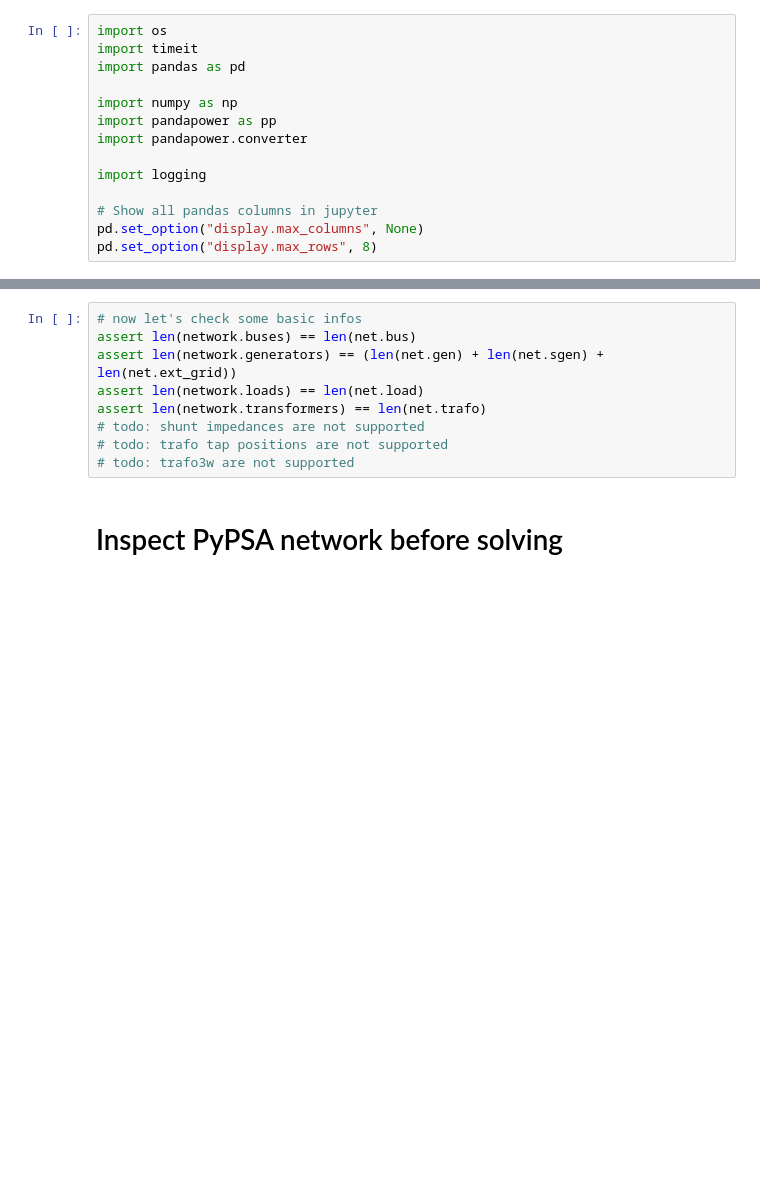
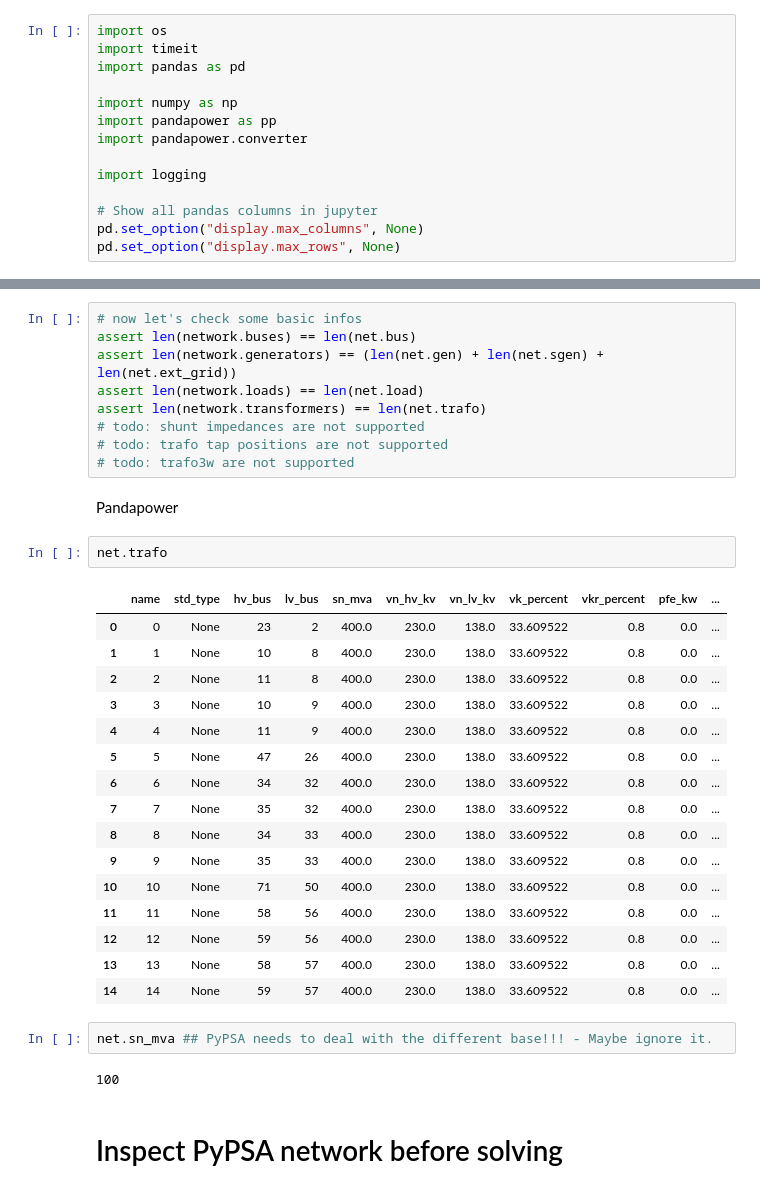
Before and after one commit to G-PST/power-flow-exercise, a Jupyter notebook: example-pypsa/pypsa-test.ipynb, the cells around one changed output, grey strips where cells are left out. Saved outputs shown, nothing was run; the diff lists cells and outputs as text; blank space fills up the shorter version.

```diff
--- a/example-pypsa/pypsa-test.ipynb
+++ b/example-pypsa/pypsa-test.ipynb
@@ -31,7 +31,7 @@ import logging
 
 # Show all pandas columns in jupyter
 pd.set_option("display.max_columns", None)
-pd.set_option("display.max_rows", 8)
+pd.set_option("display.max_rows", None)
 # %%
 # Optional. Take local PyPSA-Dev installation to make adjustments
 pypsa_path = os.getcwd()+"/PyPSA"  # require to have `PyPSA` cloned in ~/power-flow-exercise/example_pandapower/<PyPSA>`
@@ -166,6 +169,31 @@ assert len(network.transformers) == len(net.trafo)
 # todo: shunt impedances are not supported
 # todo: trafo tap positions are not supported
 # todo: trafo3w are not supported
+# %% [markdown]
+Pandapower
+# %%
+net.trafo
+# %% [output]
+|  | name | std_type | hv_bus | lv_bus | sn_mva | vn_hv_kv | vn_lv_kv | vk_percent | vkr_percent | pfe_kw | ... |
+| 0 | 0 | None | 23 | 2 | 400.0 | 230.0 | 138.0 | 33.609522 | 0.8 | 0.0 | ... |
+| 1 | 1 | None | 10 | 8 | 400.0 | 230.0 | 138.0 | 33.609522 | 0.8 | 0.0 | ... |
+| 2 | 2 | None | 11 | 8 | 400.0 | 230.0 | 138.0 | 33.609522 | 0.8 | 0.0 | ... |
+| 3 | 3 | None | 10 | 9 | 400.0 | 230.0 | 138.0 | 33.609522 | 0.8 | 0.0 | ... |
+| 4 | 4 | None | 11 | 9 | 400.0 | 230.0 | 138.0 | 33.609522 | 0.8 | 0.0 | ... |
+| 5 | 5 | None | 47 | 26 | 400.0 | 230.0 | 138.0 | 33.609522 | 0.8 | 0.0 | ... |
+| 6 | 6 | None | 34 | 32 | 400.0 | 230.0 | 138.0 | 33.609522 | 0.8 | 0.0 | ... |
+| 7 | 7 | None | 35 | 32 | 400.0 | 230.0 | 138.0 | 33.609522 | 0.8 | 0.0 | ... |
+| 8 | 8 | None | 34 | 33 | 400.0 | 230.0 | 138.0 | 33.609522 | 0.8 | 0.0 | ... |
+| 9 | 9 | None | 35 | 33 | 400.0 | 230.0 | 138.0 | 33.609522 | 0.8 | 0.0 | ... |
+| 10 | 10 | None | 71 | 50 | 400.0 | 230.0 | 138.0 | 33.609522 | 0.8 | 0.0 | ... |
+| 11 | 11 | None | 58 | 56 | 400.0 | 230.0 | 138.0 | 33.609522 | 0.8 | 0.0 | ... |
+| 12 | 12 | None | 59 | 56 | 400.0 | 230.0 | 138.0 | 33.609522 | 0.8 | 0.0 | ... |
+| 13 | 13 | None | 58 | 57 | 400.0 | 230.0 | 138.0 | 33.609522 | 0.8 | 0.0 | ... |
+| 14 | 14 | None | 59 | 57 | 400.0 | 230.0 | 138.0 | 33.609522 | 0.8 | 0.0 | ... |
+# %%
+net.sn_mva ## PyPSA needs to deal with the different base!!! - Maybe ignore it.
+# %% [output]
+100
 # %% [markdown]
 # Inspect PyPSA network before solving
 # %%
```
Also changed, not shown: parts of 37 cells of this notebook.
